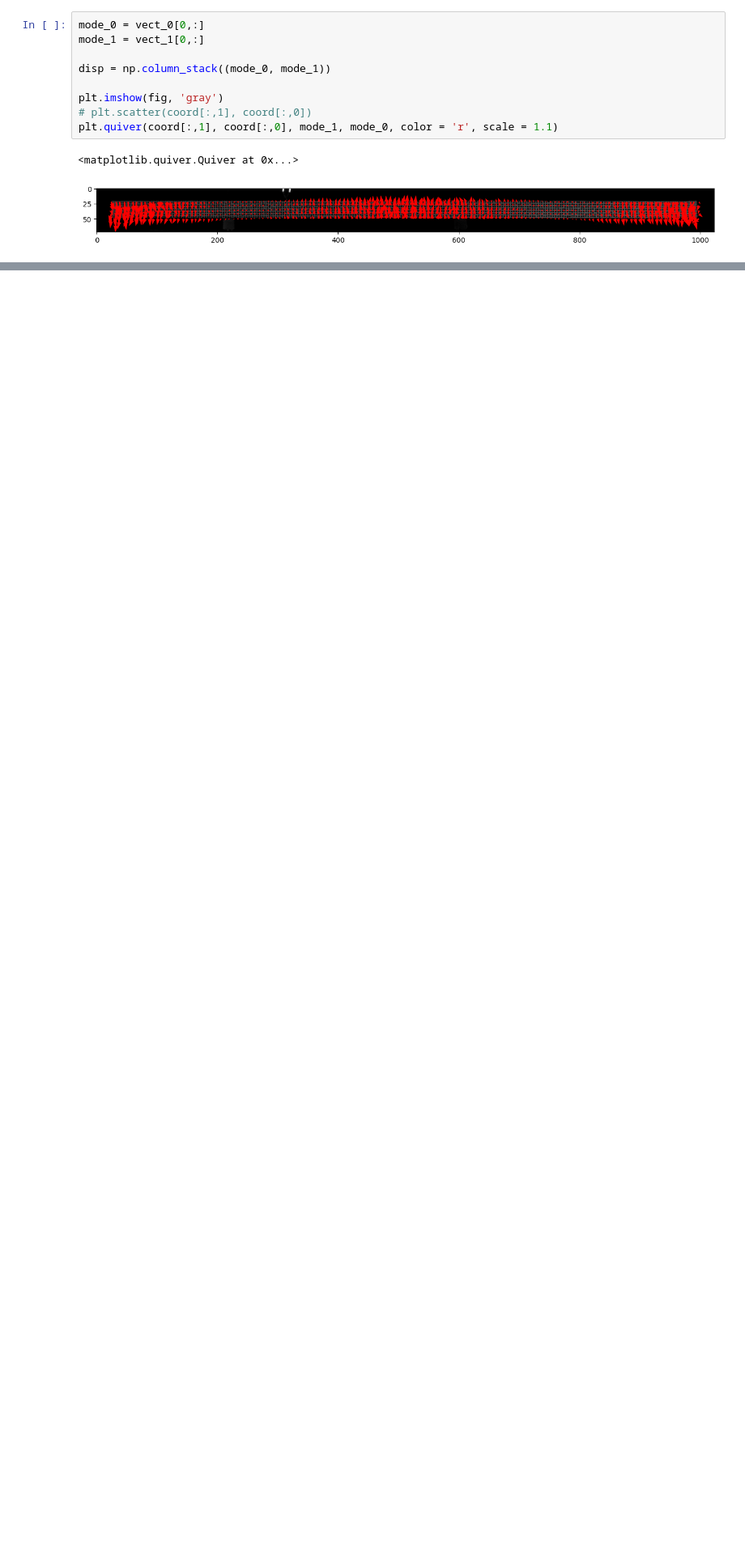
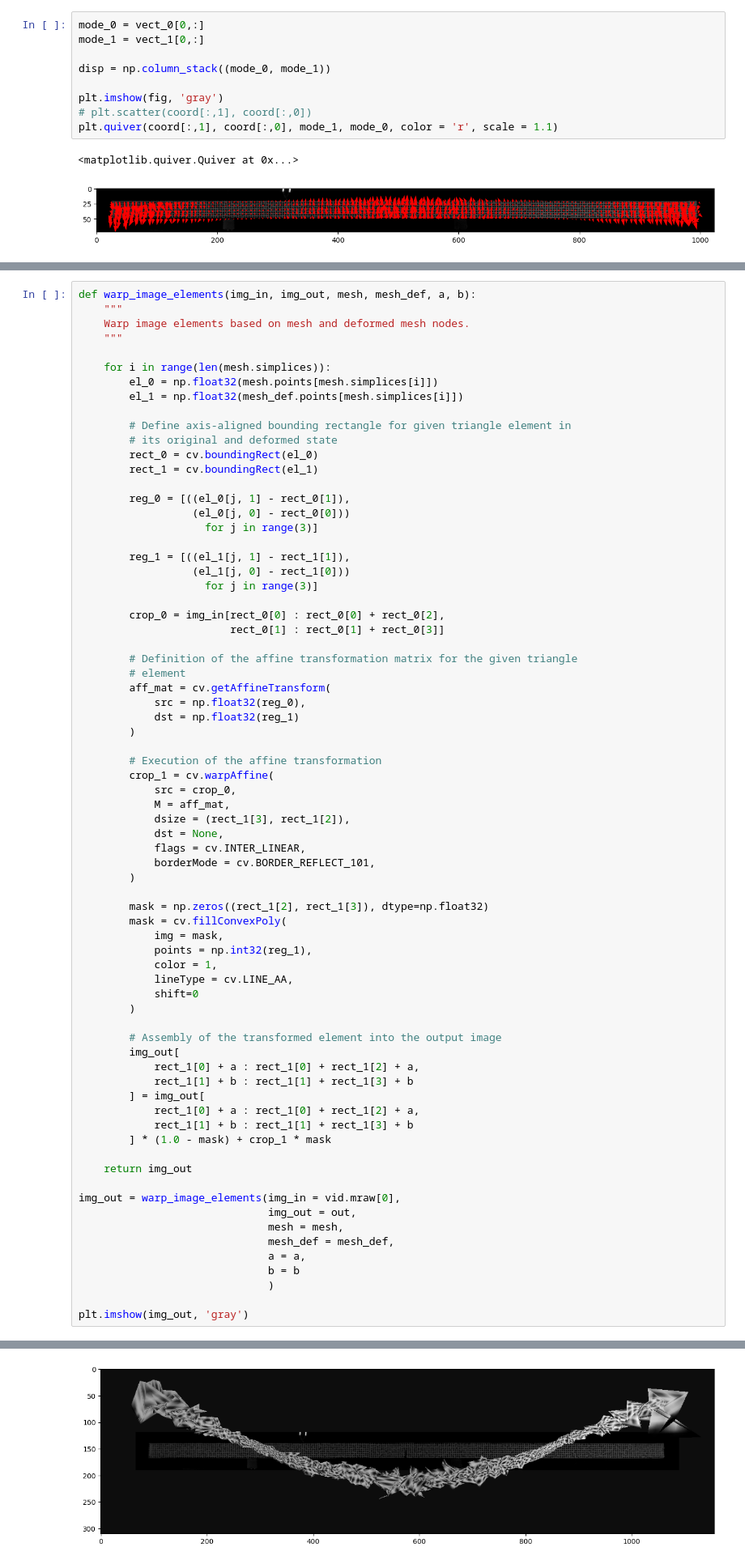
Before and after one commit to ladisk/pyidi, a Jupyter notebook: MM_dev.ipynb, the cells around one changed output, grey strips where cells are left out. Shown at 81% size. Cells and saved outputs as stored; diff of their text form; blank space fills up the shorter version.

```diff
--- a/MM_dev.ipynb
+++ b/MM_dev.ipynb
@@ -71,0 +153,73 @@ Video saved in file: c:/Users/kristofc/Doktorat/Projekti/my_folder/my_video.mp4
+# %%
+def warp_image_elements(img_in, img_out, mesh, mesh_def, a, b):
+    """
+    Warp image elements based on mesh and deformed mesh nodes.
+    """
+
+    for i in range(len(mesh.simplices)):
+        el_0 = np.float32(mesh.points[mesh.simplices[i]])
+        el_1 = np.float32(mesh_def.points[mesh.simplices[i]])
+
+        # Define axis-aligned bounding rectangle for given triangle element in
+        # its original and deformed state
+        rect_0 = cv.boundingRect(el_0)
+        rect_1 = cv.boundingRect(el_1)
+
+        reg_0 = [((el_0[j, 1] - rect_0[1]),
+                  (el_0[j, 0] - rect_0[0]))
+                    for j in range(3)]
+
+        reg_1 = [((el_1[j, 1] - rect_1[1]),
+                  (el_1[j, 0] - rect_1[0]))
+                    for j in range(3)]
+
+        crop_0 = img_in[rect_0[0] : rect_0[0] + rect_0[2],
+                        rect_0[1] : rect_0[1] + rect_0[3]]
+
+        # Definition of the affine transformation matrix for the given triangle
+        # element
+        aff_mat = cv.getAffineTransform(
+            src = np.float32(reg_0),
+            dst = np.float32(reg_1)
+        )
+
+        # Execution of the affine transformation
+        crop_1 = cv.warpAffine(
+            src = crop_0,
+            M = aff_mat,
+            dsize = (rect_1[3], rect_1[2]),
+            dst = None,
+            flags = cv.INTER_LINEAR,
+            borderMode = cv.BORDER_REFLECT_101,
+        )
+
+        mask = np.zeros((rect_1[2], rect_1[3]), dtype=np.float32)
+        mask = cv.fillConvexPoly(
+            img = mask,
+            points = np.int32(reg_1),
+            color = 1,
+            lineType = cv.LINE_AA,
+            shift=0
+        )
+
+        # Assembly of the transformed element into the output image
+        img_out[
+            rect_1[0] + a : rect_1[0] + rect_1[2] + a,
+            rect_1[1] + b : rect_1[1] + rect_1[3] + b
+        ] = img_out[
+            rect_1[0] + a : rect_1[0] + rect_1[2] + a,
+            rect_1[1] + b : rect_1[1] + rect_1[3] + b
+        ] * (1.0 - mask) + crop_1 * mask
+
+    return img_out
+
+img_out = warp_image_elements(img_in = vid.mraw[0],
+                              img_out = out,
+                              mesh = mesh,
+                              mesh_def = mesh_def,
+                              a = a,
+                              b = b
+                              )
+
+plt.imshow(img_out, 'gray')
+# %% [output]
@@ -71,0 +227 @@ Video saved in file: c:/Users/kristofc/Doktorat/Projekti/my_folder/my_video.mp4
+[figure, added]
```
Also changed, not shown: parts of 12 cells of this notebook, 1 other file.
